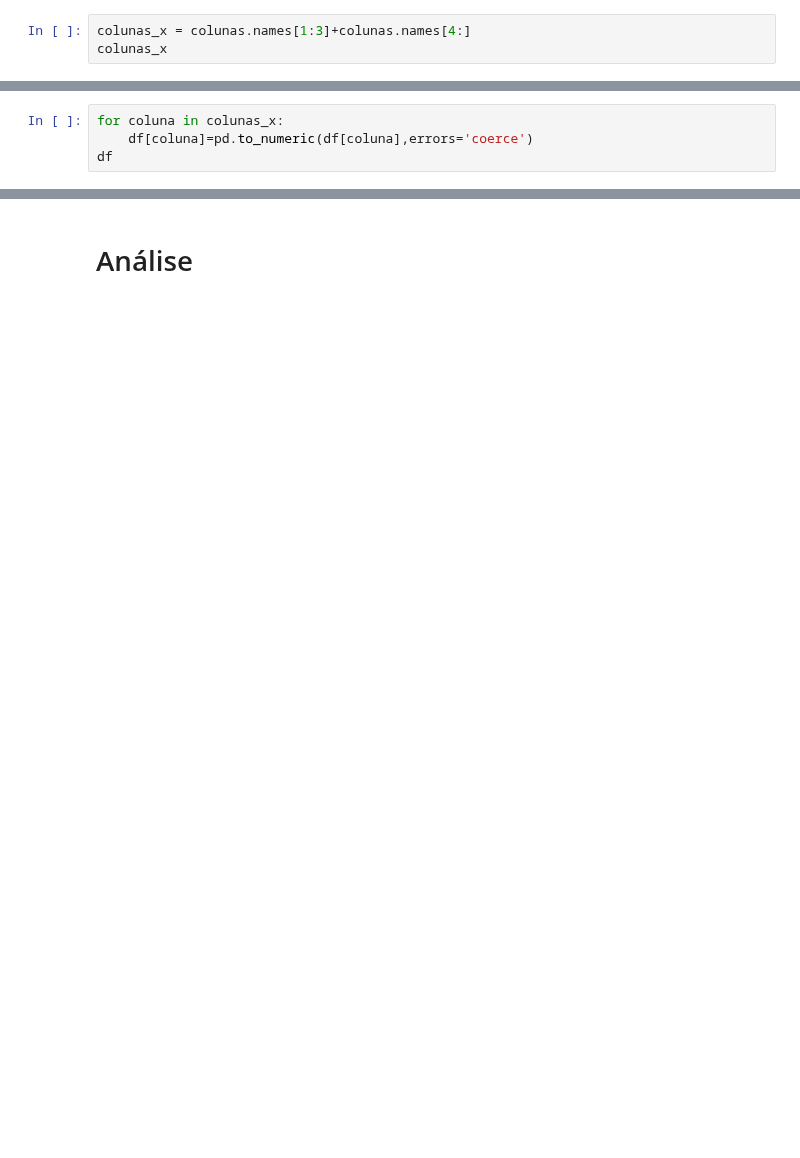
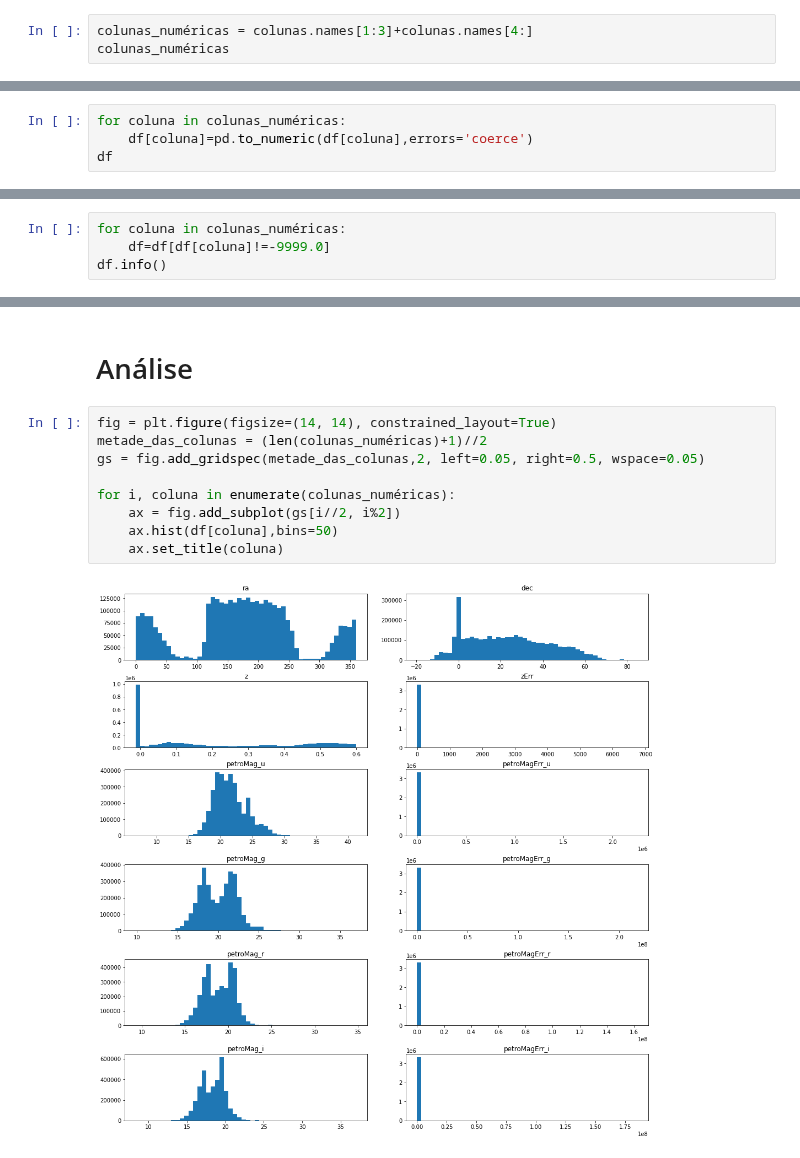
Before and after one commit to thiago-carneiro/mestrado, a Jupyter notebook: bigAstro/clusterizacao.ipynb, the cells around one changed output, grey strips where cells are left out. Cells and saved outputs as stored; diff of their text form; blank space fills up the shorter version.

```diff
--- a/bigAstro/clusterizacao.ipynb
+++ b/bigAstro/clusterizacao.ipynb
@@ -60,8 +69,8 @@ colunas.names
  'petroMag_i',
  'petroMagErr_i']
 # %%
-colunas_x = colunas.names[1:3]+colunas.names[4:]
-colunas_x
+colunas_numéricas = colunas.names[1:3]+colunas.names[4:]
+colunas_numéricas
 # %% [output]
 ['ra',
  'dec',
@@ -136,7 +124,7 @@ df
 | 3338066 | 4.459449e+17 | 15.661337 | 1.151523 | GALAXY | 0.141665 | 0.000032 | 20.17446 | 0.1996015 | 18.66042 | ... |
 3338067 rows × 14 columns
 # %%
-for coluna in colunas_x:
+for coluna in colunas_numéricas:
     df[coluna]=pd.to_numeric(df[coluna],errors='coerce')
 df
 # %% [output]
@@ -196,0 +203,4 @@ memory usage: 379.8+ MB
+# %%
+for coluna in colunas_numéricas:
+    df=df[df[coluna]!=-9999.0]
+df.info()
@@ -197,2 +225,13 @@ memory usage: 379.8+ MB
 # %% [markdown]
 # Análise
+# %%
+fig = plt.figure(figsize=(14, 14), constrained_layout=True)
+metade_das_colunas = (len(colunas_numéricas)+1)//2
+gs = fig.add_gridspec(metade_das_colunas,2, left=0.05, right=0.5, wspace=0.05)
+
+for i, coluna in enumerate(colunas_numéricas):
+    ax = fig.add_subplot(gs[i//2, i%2])
+    ax.hist(df[coluna],bins=50)
+    ax.set_title(coluna)
+# %% [output]
+[figure, added]
```
Also changed, not shown: parts of 21 cells of this notebook, 1 other file.
